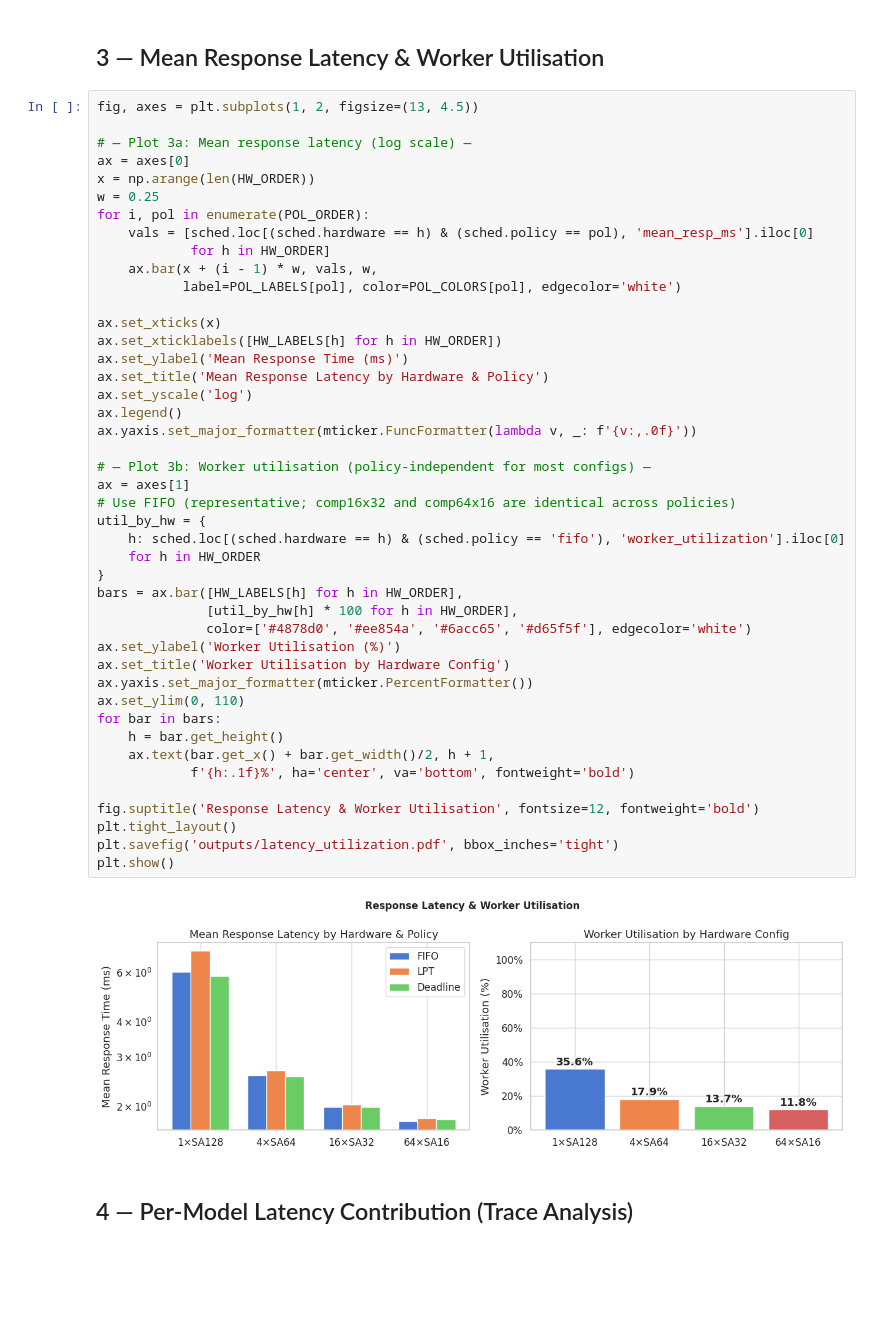
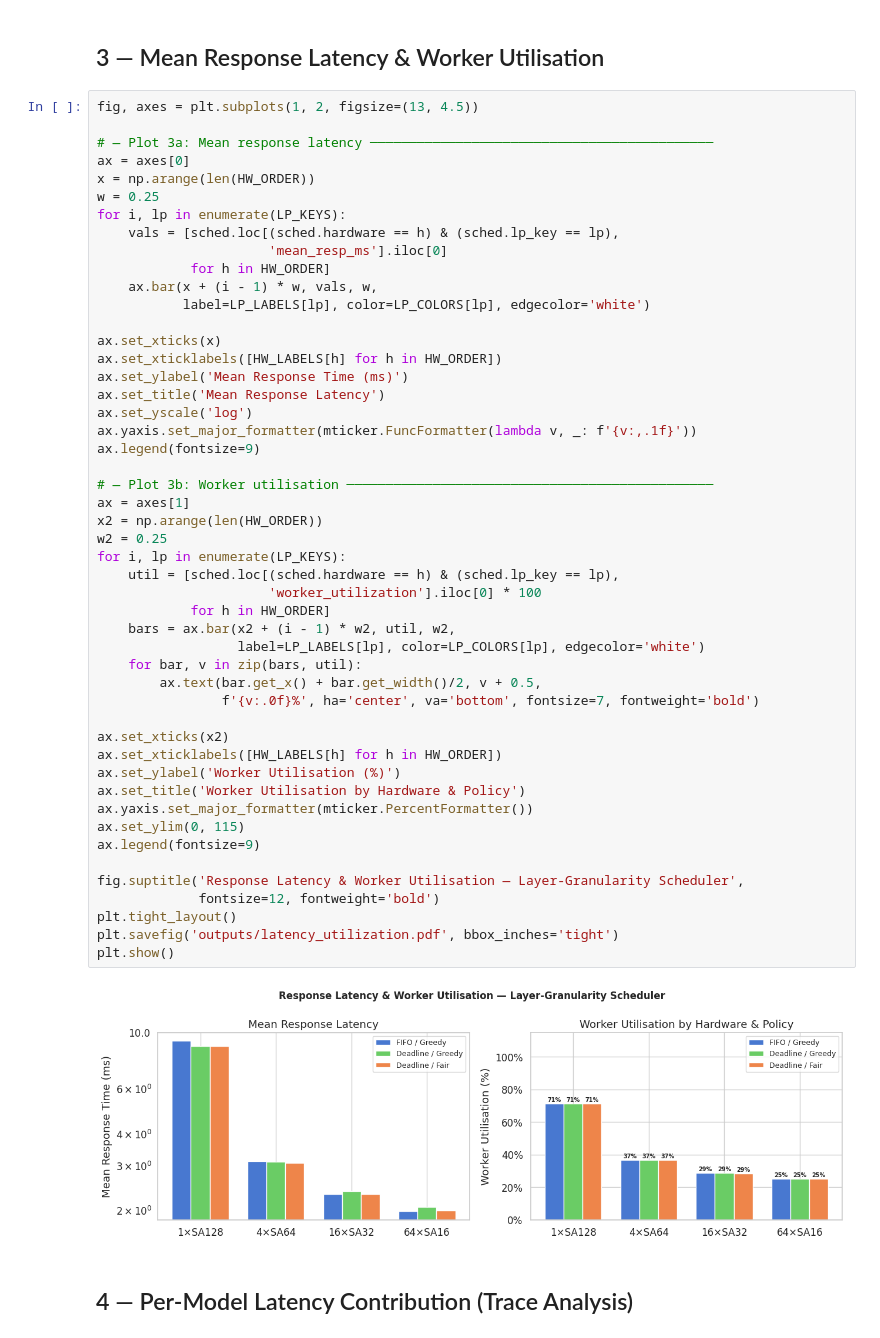
Before and after one commit to vsuresh95/SCALE-Sim, a Jupyter notebook: stage2_analysis.ipynb, the cells around one changed output. Drawn from its saved outputs; the diff is of its cells as text; blank space fills up the shorter version.

```diff
--- a/stage2_analysis.ipynb
+++ b/stage2_analysis.ipynb
@@ -171,49 +220,54 @@ plt.show()
 # %%
 fig, axes = plt.subplots(1, 2, figsize=(13, 4.5))
 
-# — Plot 3a: Mean response latency (log scale) —
+# — Plot 3a: Mean response latency ────────────────────────────────────────────
 ax = axes[0]
 x = np.arange(len(HW_ORDER))
 w = 0.25
-for i, pol in enumerate(POL_ORDER):
-    vals = [sched.loc[(sched.hardware == h) & (sched.policy == pol), 'mean_resp_ms'].iloc[0]
+for i, lp in enumerate(LP_KEYS):
+    vals = [sched.loc[(sched.hardware == h) & (sched.lp_key == lp),
+                      'mean_resp_ms'].iloc[0]
             for h in HW_ORDER]
     ax.bar(x + (i - 1) * w, vals, w,
-           label=POL_LABELS[pol], color=POL_COLORS[pol], edgecolor='white')
+           label=LP_LABELS[lp], color=LP_COLORS[lp], edgecolor='white')
 
 ax.set_xticks(x)
 ax.set_xticklabels([HW_LABELS[h] for h in HW_ORDER])
 ax.set_ylabel('Mean Response Time (ms)')
-ax.set_title('Mean Response Latency by Hardware & Policy')
+ax.set_title('Mean Response Latency')
 ax.set_yscale('log')
-ax.legend()
-ax.yaxis.set_major_formatter(mticker.FuncFormatter(lambda v, _: f'{v:,.0f}'))
+ax.yaxis.set_major_formatter(mticker.FuncFormatter(lambda v, _: f'{v:,.1f}'))
+ax.legend(fontsize=9)
 
-# — Plot 3b: Worker utilisation (policy-independent for most configs) —
+# — Plot 3b: Worker utilisation ───────────────────────────────────────────────
 ax = axes[1]
-# Use FIFO (representative; comp16x32 and comp64x16 are identical across policies)
-util_by_hw = {
-    h: sched.loc[(sched.hardware == h) & (sched.policy == 'fifo'), 'worker_utilization'].iloc[0]
-    for h in HW_ORDER
-}
-bars = ax.bar([HW_LABELS[h] for h in HW_ORDER],
-              [util_by_hw[h] * 100 for h in HW_ORDER],
-              color=['#4878d0', '#ee854a', '#6acc65', '#d65f5f'], edgecolor='white')
+x2 = np.arange(len(HW_ORDER))
+w2 = 0.25
+for i, lp in enumerate(LP_KEYS):
+    util = [sched.loc[(sched.hardware == h) & (sched.lp_key == lp),
+                      'worker_utilization'].iloc[0] * 100
+            for h in HW_ORDER]
+    bars = ax.bar(x2 + (i - 1) * w2, util, w2,
+                  label=LP_LABELS[lp], color=LP_COLORS[lp], edgecolor='white')
+    for bar, v in zip(bars, util):
+        ax.text(bar.get_x() + bar.get_width()/2, v + 0.5,
+                f'{v:.0f}%', ha='center', va='bottom', fontsize=7, fontweight='bold')
+
+ax.set_xticks(x2)
+ax.set_xticklabels([HW_LABELS[h] for h in HW_ORDER])
 ax.set_ylabel('Worker Utilisation (%)')
-ax.set_title('Worker Utilisation by Hardware Config')
+ax.set_title('Worker Utilisation by Hardware & Policy')
 ax.yaxis.set_major_formatter(mticker.PercentFormatter())
-ax.set_ylim(0, 110)
-for bar in bars:
-    h = bar.get_height()
-    ax.text(bar.get_x() + bar.get_width()/2, h + 1,
-            f'{h:.1f}%', ha='center', va='bottom', fontweight='bold')
+ax.set_ylim(0, 115)
+ax.legend(fontsize=9)
 
-fig.suptitle('Response Latency & Worker Utilisation', fontsize=12, fontweight='bold')
+fig.suptitle('Response Latency & Worker Utilisation — Layer-Granularity Scheduler',
+             fontsize=12, fontweight='bold')
 plt.tight_layout()
 plt.savefig('outputs/latency_utilization.pdf', bbox_inches='tight')
 plt.show()
 # %% [output]
-[figure, old version]
+[figure, new version]
 # %% [markdown]
 ## 4 — Per-Model Latency Contribution (Trace Analysis)
 # %%
```
Also changed, not shown: parts of 3 cells of this notebook, 5 other files.
